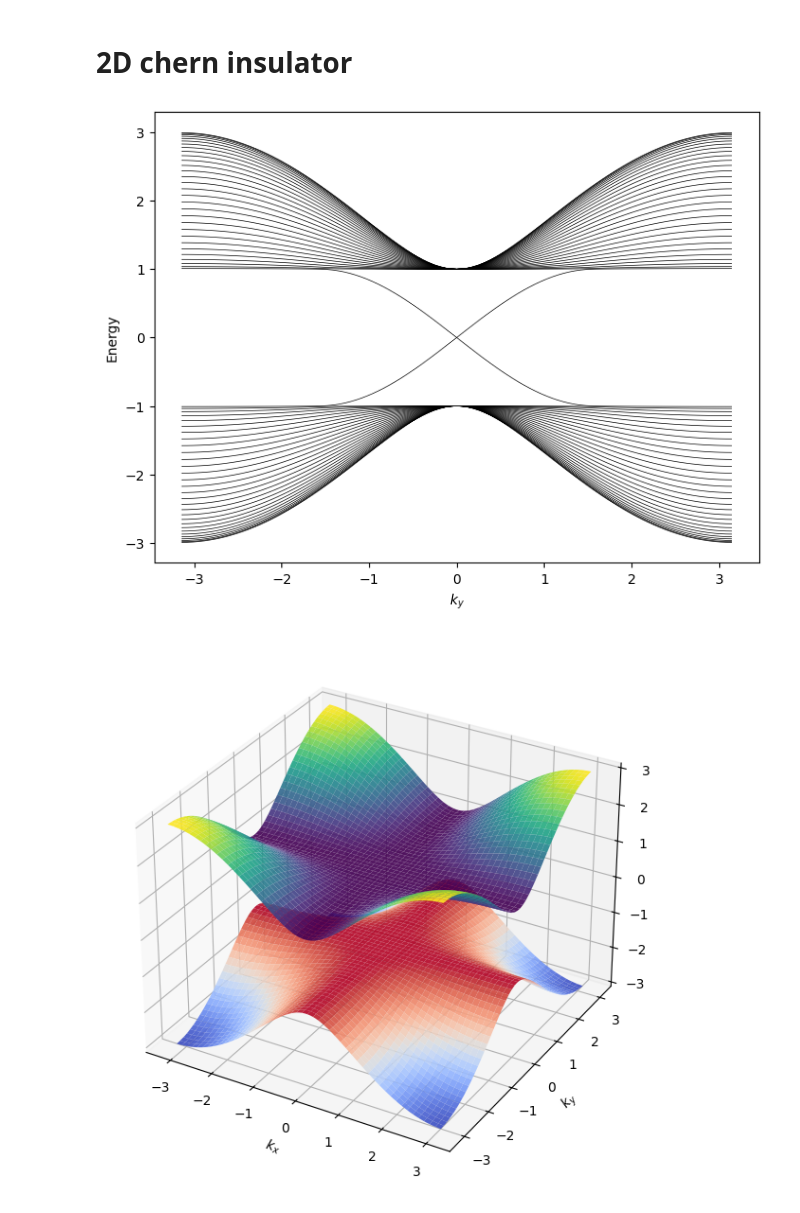
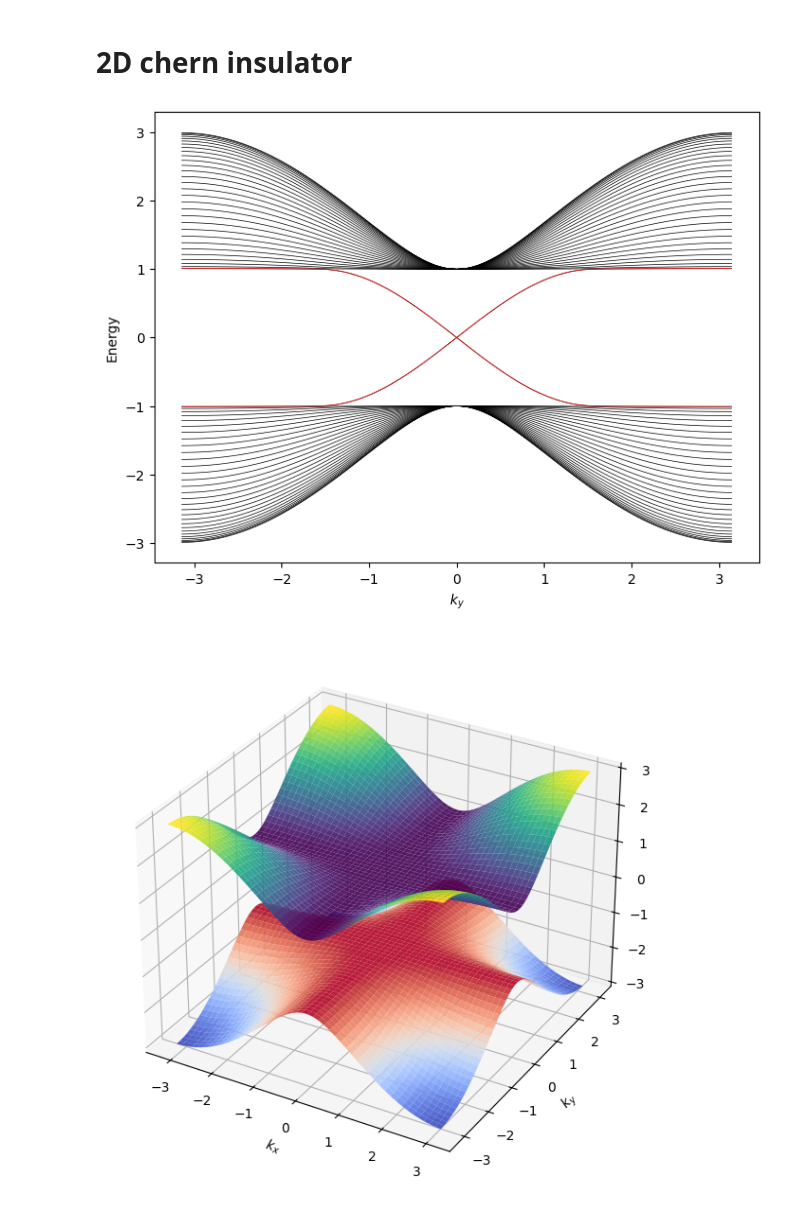
Before and after one commit to gehadibany/topological-phases, a Jupyter notebook: base_codes.ipynb, the cells around one changed output. Cells and saved outputs as stored; diff of their text form; code cells hidden in the pictures.

```diff
--- a/base_codes.ipynb
+++ b/base_codes.ipynb
@@ -16,34 +18,39 @@ I2 = np.eye(2, dtype = complex)
 #Periodic-open
 # Parameters
 L = 30
 kys =np.linspace(-np.pi, np.pi, 99)
 m = 1
 
 eigvals_oc_vs_ky = []
 
 for ky in kys:
     H0 = np.sin(ky) * sigma_y + (m - np.cos(ky)) * sigma_z
     V = (-1j / 2) * sigma_x + (1 / 2) * sigma_z
     H_open = np.zeros((2*L, 2*L), dtype=complex)
     for i in range(L):
         H_open[2*i:2*i+2, 2*i:2*i+2] = H0
         if i < L - 1:
             H_open[2*i:2*i+2, 2*(i+1):2*(i+1)+2] = V
             H_open[2*(i+1):2*(i+1)+2, 2*i:2*i+2] = V.conj().T
     eigenvals_oc, eigenvecs_oc = np.linalg.eigh(H_open)
     eigvals_oc_vs_ky.append(eigenvals_oc)
 
 eigvals_oc_vs_ky = np.array(eigvals_oc_vs_ky).T
 
 
 plt.figure(figsize=(8,6))
 for band in eigvals_oc_vs_ky:
     plt.plot(kys, band, color='black', linewidth=0.5)
+
+mid = L
+for b in [mid-1, mid]:
+    plt.plot(kys, eigvals_oc_vs_ky[b], color='red', linewidth =0.5)
+
 plt.xlabel('$k_y$')
 plt.ylabel('Energy')
 plt.show()
 # %% [output]
-[figure, old version]
+[figure, new version]
 # %%
 #Periodic-periodic
 # Parameters
```
Also changed, not shown: parts of 21 cells of this notebook.
